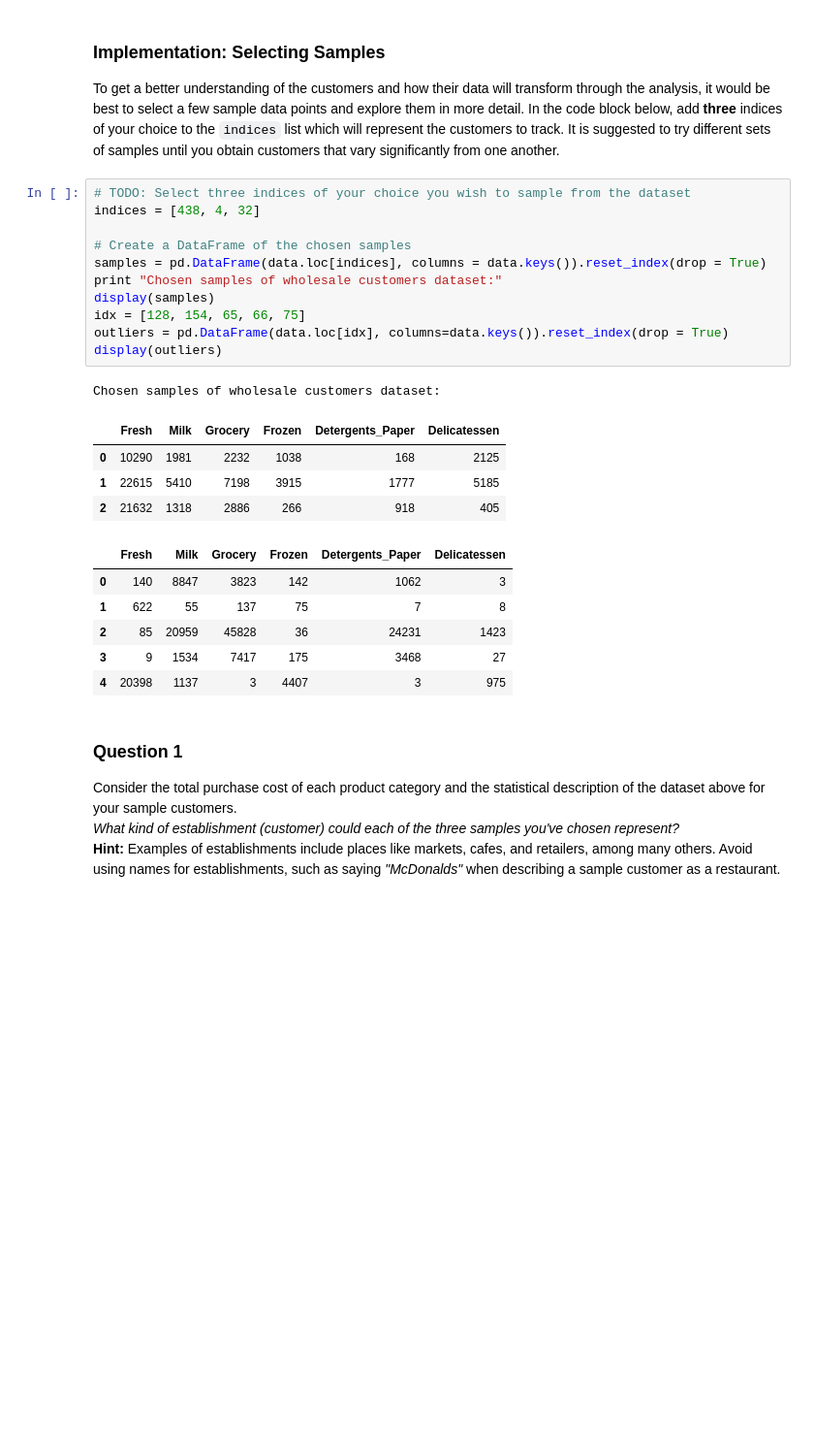
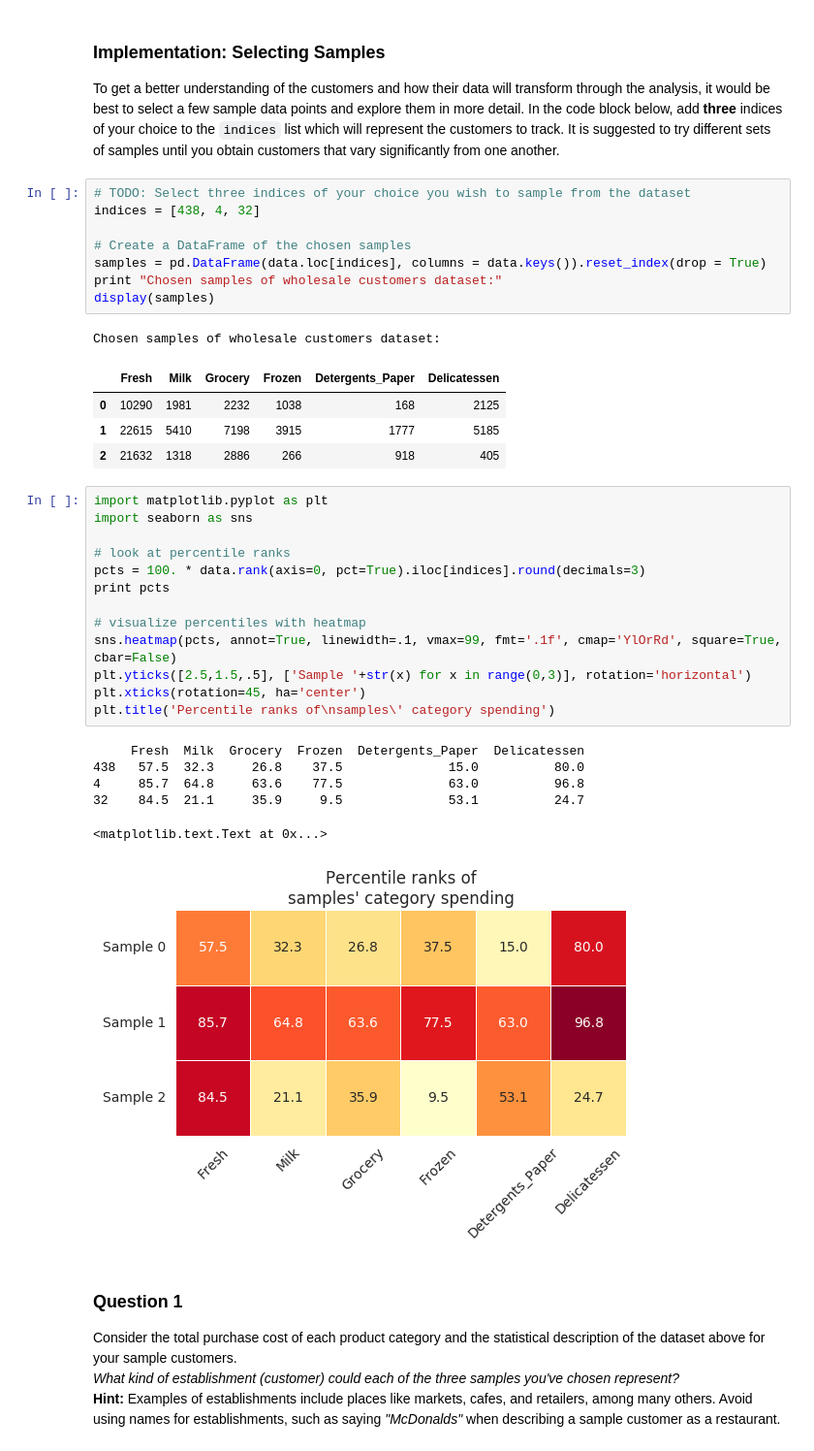
Before and after one commit to munyari/machine-learning, a Jupyter notebook: projects/customer_segments/customer_segments.ipynb, the cells around one changed output. Shown at 97% size. Drawn from its saved outputs; the diff is of its cells as text; blank space fills up the shorter version.

```diff
--- a/projects/customer_segments/customer_segments.ipynb
+++ b/projects/customer_segments/customer_segments.ipynb
@@ -66,21 +66,32 @@ indices = [438, 4, 32]
 samples = pd.DataFrame(data.loc[indices], columns = data.keys()).reset_index(drop = True)
 print "Chosen samples of wholesale customers dataset:"
 display(samples)
-idx = [128, 154, 65, 66, 75]
-outliers = pd.DataFrame(data.loc[idx], columns=data.keys()).reset_index(drop = True)
-display(outliers)
 # %% [output]
 Chosen samples of wholesale customers dataset:
 |  | Fresh | Milk | Grocery | Frozen | Detergents_Paper | Delicatessen |
 | 0 | 10290 | 1981 | 2232 | 1038 | 168 | 2125 |
 | 1 | 22615 | 5410 | 7198 | 3915 | 1777 | 5185 |
 | 2 | 21632 | 1318 | 2886 | 266 | 918 | 405 |
-|  | Fresh | Milk | Grocery | Frozen | Detergents_Paper | Delicatessen |
-| 0 | 140 | 8847 | 3823 | 142 | 1062 | 3 |
-| 1 | 622 | 55 | 137 | 75 | 7 | 8 |
-| 2 | 85 | 20959 | 45828 | 36 | 24231 | 1423 |
-| 3 | 9 | 1534 | 7417 | 175 | 3468 | 27 |
-| 4 | 20398 | 1137 | 3 | 4407 | 3 | 975 |
+# %%
+import matplotlib.pyplot as plt
+import seaborn as sns
+
+# look at percentile ranks
+pcts = 100. * data.rank(axis=0, pct=True).iloc[indices].round(decimals=3)
+print pcts
+
+# visualize percentiles with heatmap
+sns.heatmap(pcts, annot=True, linewidth=.1, vmax=99, fmt='.1f', cmap='YlOrRd', square=True, cbar=False)
+plt.yticks([2.5,1.5,.5], ['Sample '+str(x) for x in range(0,3)], rotation='horizontal')
+plt.xticks(rotation=45, ha='center')
+plt.title('Percentile ranks of\nsamples\' category spending')
+# %% [output]
+     Fresh  Milk  Grocery  Frozen  Detergents_Paper  Delicatessen
+438   57.5  32.3     26.8    37.5              15.0          80.0
+4     85.7  64.8     63.6    77.5              63.0          96.8
+32    84.5  21.1     35.9     9.5              53.1          24.7
+<matplotlib.text.Text at 0x...>
+[figure, added]
 # %% [markdown]
 ### Question 1
 Consider the total purchase cost of each product category and the statistical description of the dataset above for your sample customers.
```
Also changed, not shown: parts of 20 cells of this notebook, 1 other file.
